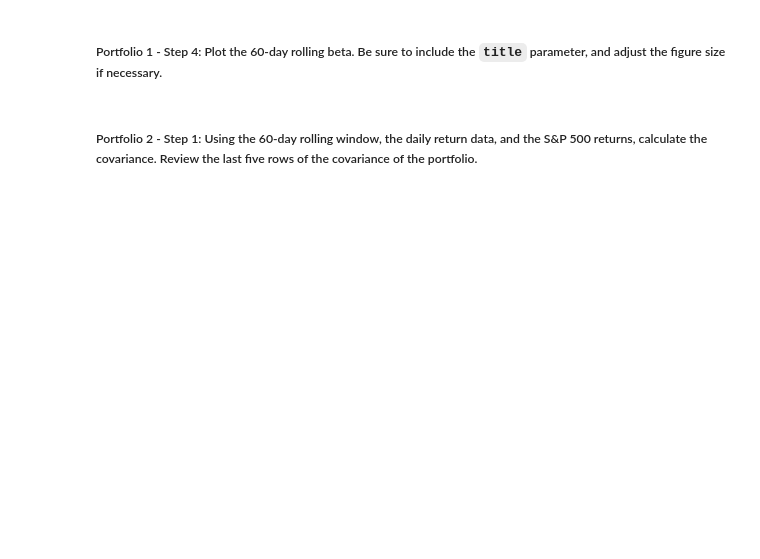
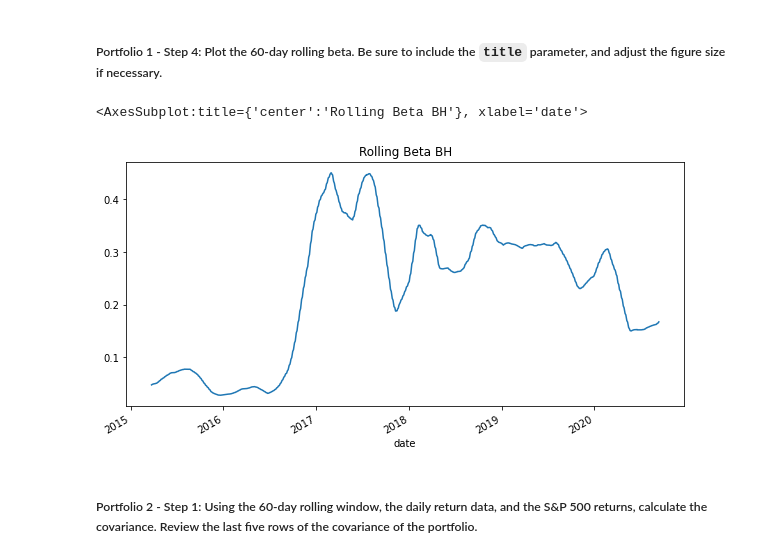
Before and after one commit to NSpectre-Gadget/Module_4_Challenge, a Jupyter notebook: Starter_Code/risk_return_analysis.ipynb, the cells around one changed output. Drawn from its saved outputs; the diff is of its cells as text; code cells hidden in the pictures; blank space fills up the shorter version.

```diff
--- a/Starter_Code/risk_return_analysis.ipynb
+++ b/Starter_Code/risk_return_analysis.ipynb
@@ -391,4 +412,5 @@ NameError: name 'whale_covariance' is not defined
 ##### Portfolio 1 - Step 3: Use the Pandas `mean` function to calculate the average value of the 60-day rolling beta of the portfolio.
 # %%
 # Calculate the average of the 60-day rolling beta
-rolling_beta=whale_beta.rolling(window=60).mean()
+rolling_beta_BH=whale_beta_BH.rolling(window=60).mean()
+print(rolling_beta_BH.tail())
@@ -397,7 +427,10 @@ rolling_beta=whale_beta.rolling(window=60).mean()
 # %%
 # Plot the rolling beta
 # Include a title parameter and adjust the figure size
-rolling_beta.plot(figsize=(10,5), title='Rolling Beta'
+rolling_beta.plot(figsize=(10,5), title='Rolling Beta BH')
+# %% [output]
+<AxesSubplot:title={'center':'Rolling Beta BH'}, xlabel='date'>
+[figure, added]
 # %% [markdown]
 ##### Portfolio 2 - Step 1: Using the 60-day rolling window, the daily return data, and the S&P 500 returns, calculate the covariance. Review the last five rows of the covariance of the portfolio.
 # %%
```
Also changed, not shown: parts of 10 cells of this notebook.
